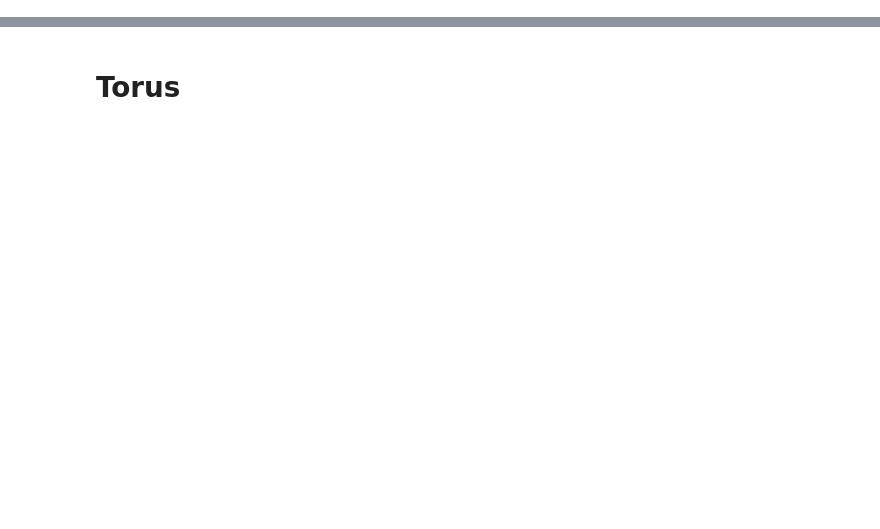
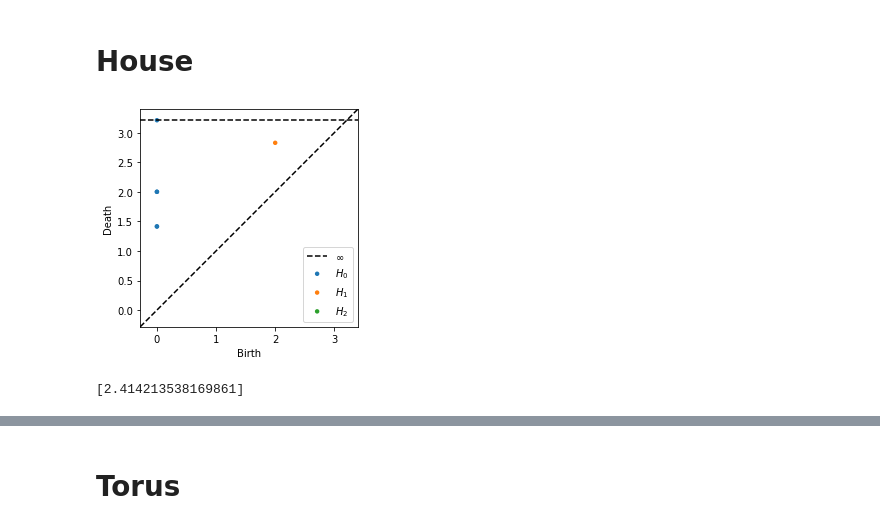
Before and after one commit to jeremy-wayland/PersistentHomologyKNN, a Jupyter notebook: src/Testing Radius Selection.ipynb, the cells around one changed output, grey strips where cells are left out. Saved outputs shown, nothing was run; the diff lists cells and outputs as text; code cells hidden in the pictures; blank space fills up the shorter version.

```diff
--- a/src/Testing Radius Selection.ipynb
+++ b/src/Testing Radius Selection.ipynb
@@ -1,2 +1,10 @@
 # %%
 from ripser_radii import *
+# %% [markdown]
+# House
+# %%
+house = '../Data/house_points.txt'
+select_radii(data=house,max_dim=2,min_persistence=0.1)
+# %% [output]
+[figure, added]
+[2.414213538169861]
```
Also changed, not shown: parts of 8 cells of this notebook.
